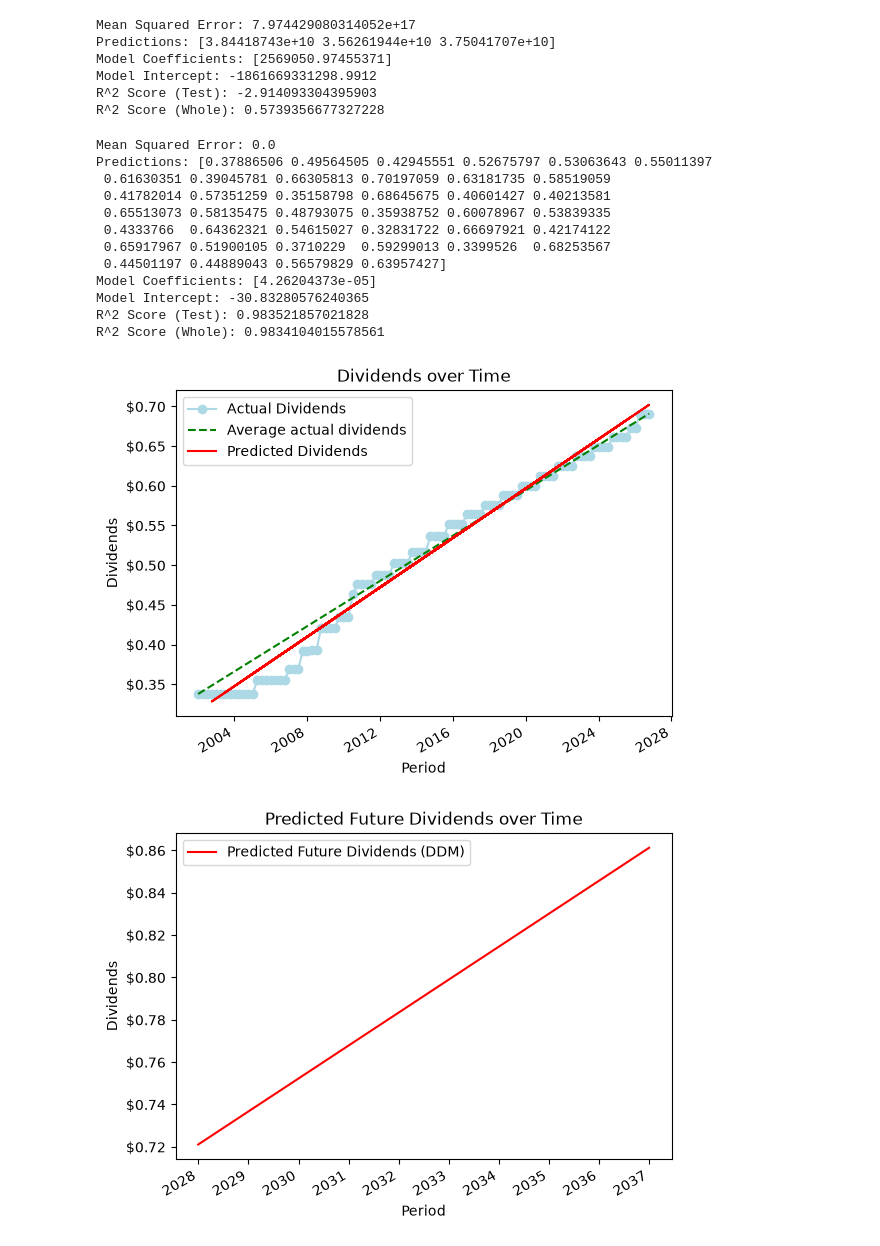
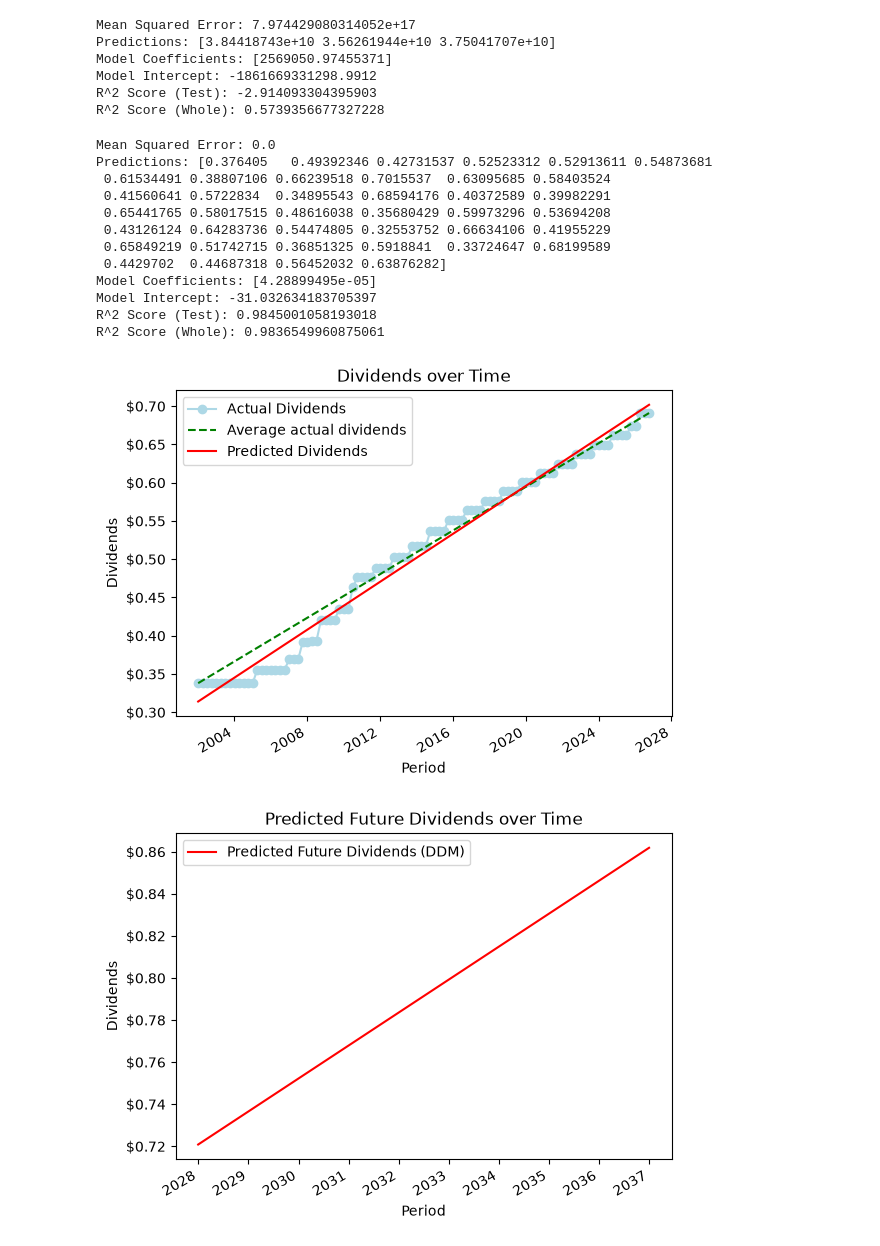
Before and after one commit to crsellinger/NW-Data-Analytics-Capstone, a Jupyter notebook: main.ipynb, the cells around one changed output. Saved outputs shown, nothing was run; the diff lists cells and outputs as text; code cells hidden in the pictures.

Commit message:
Testing Decision Tree Regressor model

```diff
--- a/main.ipynb
+++ b/main.ipynb
@@ -810,7 +811,7 @@ X_train, X_test, y_train, y_test = train_test_split(
 )
 
 ddm_model = LinearRegression()
-ddm_model.fit(X_train.values.reshape(-1, 1), y_train)
+ddm_model.fit(X.values.reshape(-1, 1), y)
 y_pred = ddm_model.predict(X_test.values.reshape(-1, 1))
 y_pred2 = ddm_model.predict(X.values.reshape(-1, 1))
 
@@ -836,46 +837,46 @@ y_end = y.max()
 # plot X, y on line chart using plt
 fig, ax = plt.subplots()
 # Actual dividend values
 ax.plot(
     X.map(datetime.fromordinal),
     y,
     marker="o",
     label="Actual Dividends",
     color="lightblue",
 )
 # Average actual dividends, draws straight line through actual dividends
 ax.plot(
     [X.map(datetime.fromordinal).min(), X.map(datetime.fromordinal).max()],
     [y_start, y_end],
     color="green",
     linestyle="--",
     label="Average actual dividends",
 )
 # plot predicted values
 ax.plot(
-    X_test.map(datetime.fromordinal), y_pred, label="Predicted Dividends", color="red"
+    X.map(datetime.fromordinal), y_pred2, label="Predicted Dividends", color="red"
 )
 ax.legend()
 ax.yaxis.set_major_formatter(FuncFormatter(lambda y, _: f"${y / scale:,.2f}{suffix}"))
 fig.autofmt_xdate()
 ax.set_xlabel("Period")
 ax.set_ylabel("Dividends")
 ax.set_title("Dividends over Time")
 plt.show()
 # %% [output]
 Mean Squared Error: 0.0
-Predictions: [0.37886506 0.49564505 0.42945551 0.52675797 0.53063643 0.55011397
- 0.61630351 0.39045781 0.66305813 0.70197059 0.63181735 0.58519059
- 0.41782014 0.57351259 0.35158798 0.68645675 0.40601427 0.40213581
- 0.65513073 0.58135475 0.48793075 0.35938752 0.60078967 0.53839335
- 0.4333766  0.64362321 0.54615027 0.32831722 0.66697921 0.42174122
- 0.65917967 0.51900105 0.3710229  0.59299013 0.3399526  0.68253567
- 0.44501197 0.44889043 0.56579829 0.63957427]
-Model Coefficients: [4.26204373e-05]
-Model Intercept: -30.83280576240365
-R^2 Score (Test): 0.983521857021828
-R^2 Score (Whole): 0.9834104015578561
+Predictions: [0.376405   0.49392346 0.42731537 0.52523312 0.52913611 0.54873681
+ 0.61534491 0.38807106 0.66239518 0.7015537  0.63095685 0.58403524
+ 0.41560641 0.5722834  0.34895543 0.68594176 0.40372589 0.39982291
+ 0.65441765 0.58017515 0.48616038 0.35680429 0.59973296 0.53694208
+ 0.43126124 0.64283736 0.54474805 0.32553752 0.66634106 0.41955229
+ 0.65849219 0.51742715 0.36851325 0.5918841  0.33724647 0.68199589
+ 0.4429702  0.44687318 0.56452032 0.63876282]
+Model Coefficients: [4.28899495e-05]
+Model Intercept: -31.032634183705397
+R^2 Score (Test): 0.9845001058193018
+R^2 Score (Whole): 0.9836549960875061
-[figure, old version]
+[figure, new version]
 # %%
 # Predictive modeling, using DDM above to forecast 5-10 years future
 future_years = 10
```
Also changed, not shown: parts of 6 cells of this notebook.
